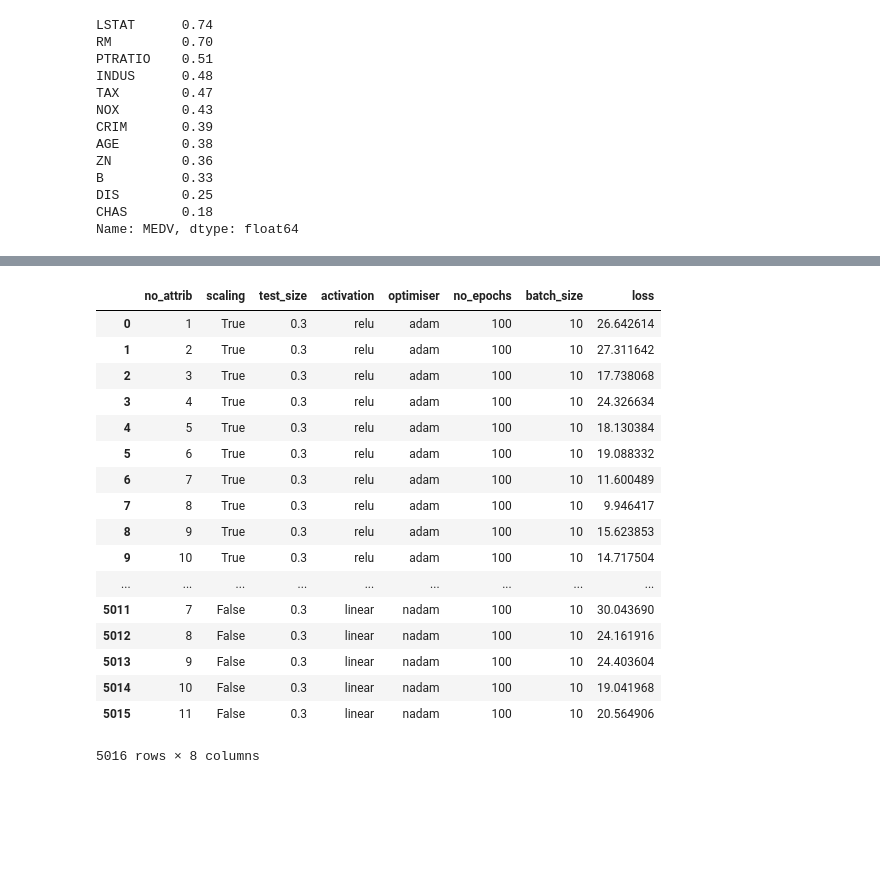
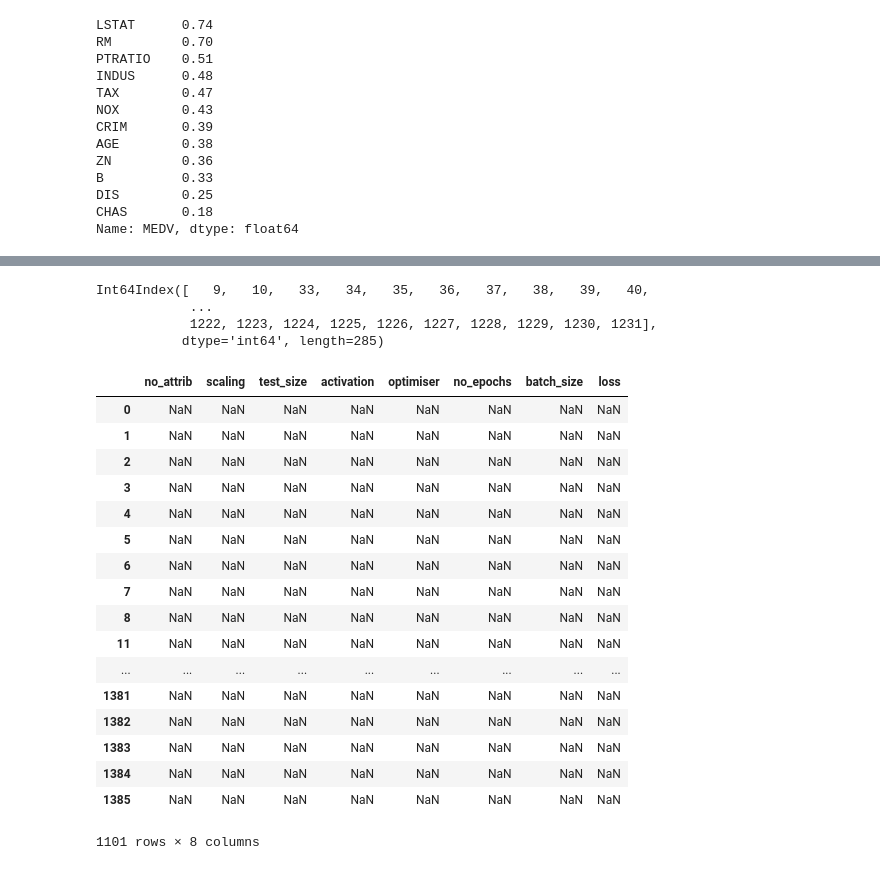
Before and after one commit to YBrady/02-MLS-Project, a Jupyter notebook: Predict.ipynb, the cells around one changed output, grey strips where cells are left out. Saved outputs shown, nothing was run; the diff lists cells and outputs as text; code cells hidden in the pictures; blank space fills up the shorter version.

```diff
--- a/Predict.ipynb
+++ b/Predict.ipynb
@@ -221,23 +221,3 @@ if yesCreateModels == True:
 # %%
 # If you didn't want to do the generation, read the csv file already prepared anyway
 df = pd.read_csv(r"data\results.csv", error_bad_lines=False)
-df
-# %% [output]
-|  | no_attrib | scaling | test_size | activation | optimiser | no_epochs | batch_size | loss |
-| 0 | 1 | True | 0.3 | relu | adam | 100 | 10 | 26.642614 |
-| 1 | 2 | True | 0.3 | relu | adam | 100 | 10 | 27.311642 |
-| 2 | 3 | True | 0.3 | relu | adam | 100 | 10 | 17.738068 |
-| 3 | 4 | True | 0.3 | relu | adam | 100 | 10 | 24.326634 |
-| 4 | 5 | True | 0.3 | relu | adam | 100 | 10 | 18.130384 |
-| 5 | 6 | True | 0.3 | relu | adam | 100 | 10 | 19.088332 |
-| 6 | 7 | True | 0.3 | relu | adam | 100 | 10 | 11.600489 |
-| 7 | 8 | True | 0.3 | relu | adam | 100 | 10 | 9.946417 |
-| 8 | 9 | True | 0.3 | relu | adam | 100 | 10 | 15.623853 |
-| 9 | 10 | True | 0.3 | relu | adam | 100 | 10 | 14.717504 |
-| ... | ... | ... | ... | ... | ... | ... | ... | ... |
-| 5011 | 7 | False | 0.3 | linear | nadam | 100 | 10 | 30.043690 |
-| 5012 | 8 | False | 0.3 | linear | nadam | 100 | 10 | 24.161916 |
-| 5013 | 9 | False | 0.3 | linear | nadam | 100 | 10 | 24.403604 |
-| 5014 | 10 | False | 0.3 | linear | nadam | 100 | 10 | 19.041968 |
-| 5015 | 11 | False | 0.3 | linear | nadam | 100 | 10 | 20.564906 |
-5016 rows × 8 columns
@@ -243,0 +230,28 @@ df
+# %%
+nan_rows
+# %% [output]
+Int64Index([   9,   10,   33,   34,   35,   36,   37,   38,   39,   40,
+            ...
+            1222, 1223, 1224, 1225, 1226, 1227, 1228, 1229, 1230, 1231],
+           dtype='int64', length=285)
+# %%
+df.where(df.activation == "sigmoid")
+# %% [output]
+|  | no_attrib | scaling | test_size | activation | optimiser | no_epochs | batch_size | loss |
+| 0 | NaN | NaN | NaN | NaN | NaN | NaN | NaN | NaN |
+| 1 | NaN | NaN | NaN | NaN | NaN | NaN | NaN | NaN |
+| 2 | NaN | NaN | NaN | NaN | NaN | NaN | NaN | NaN |
+| 3 | NaN | NaN | NaN | NaN | NaN | NaN | NaN | NaN |
+| 4 | NaN | NaN | NaN | NaN | NaN | NaN | NaN | NaN |
+| 5 | NaN | NaN | NaN | NaN | NaN | NaN | NaN | NaN |
+| 6 | NaN | NaN | NaN | NaN | NaN | NaN | NaN | NaN |
+| 7 | NaN | NaN | NaN | NaN | NaN | NaN | NaN | NaN |
+| 8 | NaN | NaN | NaN | NaN | NaN | NaN | NaN | NaN |
+| 11 | NaN | NaN | NaN | NaN | NaN | NaN | NaN | NaN |
+| ... | ... | ... | ... | ... | ... | ... | ... | ... |
+| 1381 | NaN | NaN | NaN | NaN | NaN | NaN | NaN | NaN |
+| 1382 | NaN | NaN | NaN | NaN | NaN | NaN | NaN | NaN |
+| 1383 | NaN | NaN | NaN | NaN | NaN | NaN | NaN | NaN |
+| 1384 | NaN | NaN | NaN | NaN | NaN | NaN | NaN | NaN |
+| 1385 | NaN | NaN | NaN | NaN | NaN | NaN | NaN | NaN |
+1101 rows × 8 columns
```
Also changed, not shown: parts of 7 cells of this notebook, 2 other files.
